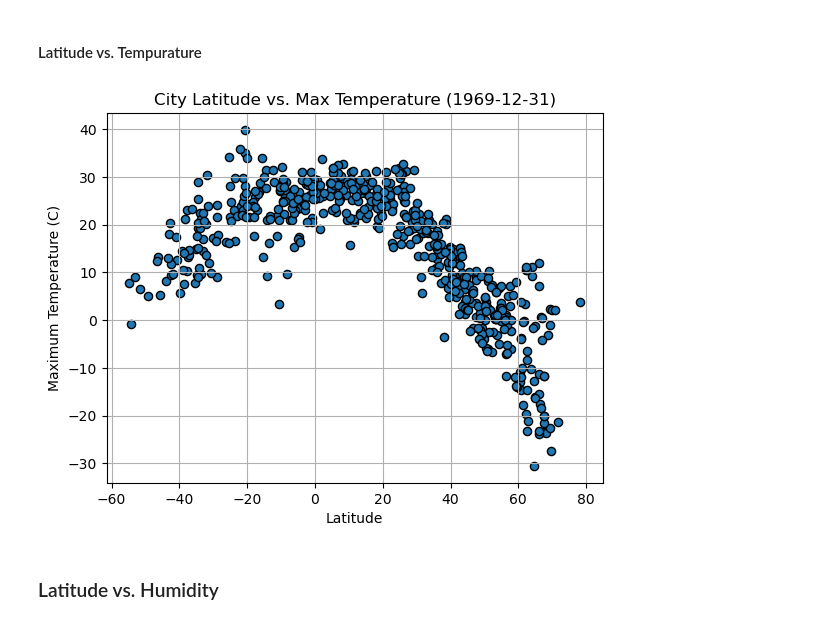
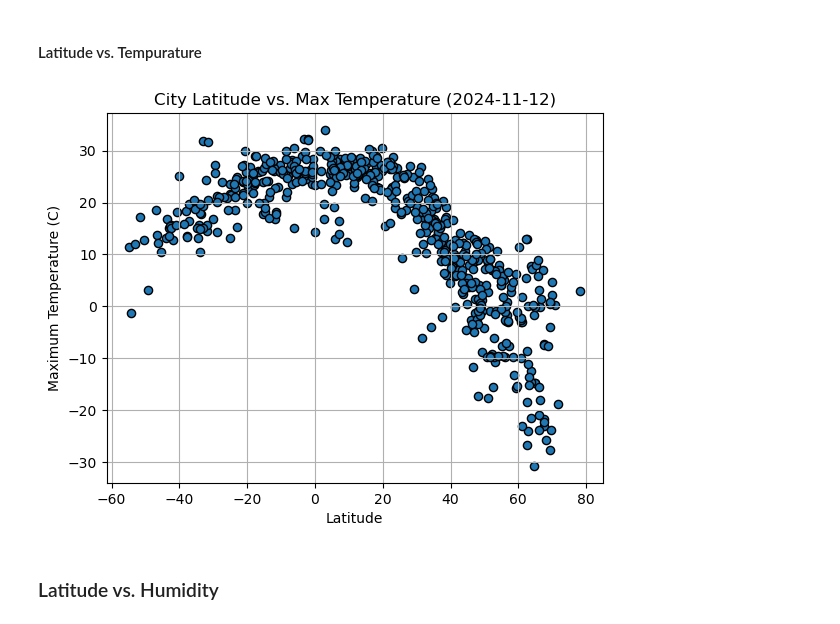
Before and after one commit to brianna-mitri/python-api-challenge, a Jupyter notebook: WeatherPy/WeatherPy.ipynb, the cells around one changed output. Cells and saved outputs as stored; diff of their text form; code cells hidden in the pictures.

Commit message:
Updated dates

```diff
--- a/WeatherPy/WeatherPy.ipynb
+++ b/WeatherPy/WeatherPy.ipynb
@@ -260,21 +259,21 @@ city_data_df.head()
 #### Latitude vs. Tempurature
 # %%
 # get current date from first date value to display
-current_date = pd.to_datetime(city_data_df.iloc[0, 5]).strftime('%Y-%m-%d')
+current_date = pd.to_datetime(city_data_df.iloc[0, 2], unit='s').strftime('%Y-%m-%d')
 
 # create scatter plot with customization
 city_data_df.plot(kind='scatter', x='Lat', y='Max Temp',
                   title=f'City Latitude vs. Max Temperature ({current_date})',
                   xlabel='Latitude', ylabel='Maximum Temperature (C)',
                   grid=True, edgecolors='black', s=35)
 
 # save figure
 plt.savefig(f"{output_path}/Fig1.png")
 
 # show plot
 plt.show()
 # %% [output]
-[figure, old version]
+[figure, new version]
 # %% [markdown]
 ### Latitude vs. Humidity
 # %%
```
Also changed, not shown: parts of 10 cells of this notebook, 5 other files.
